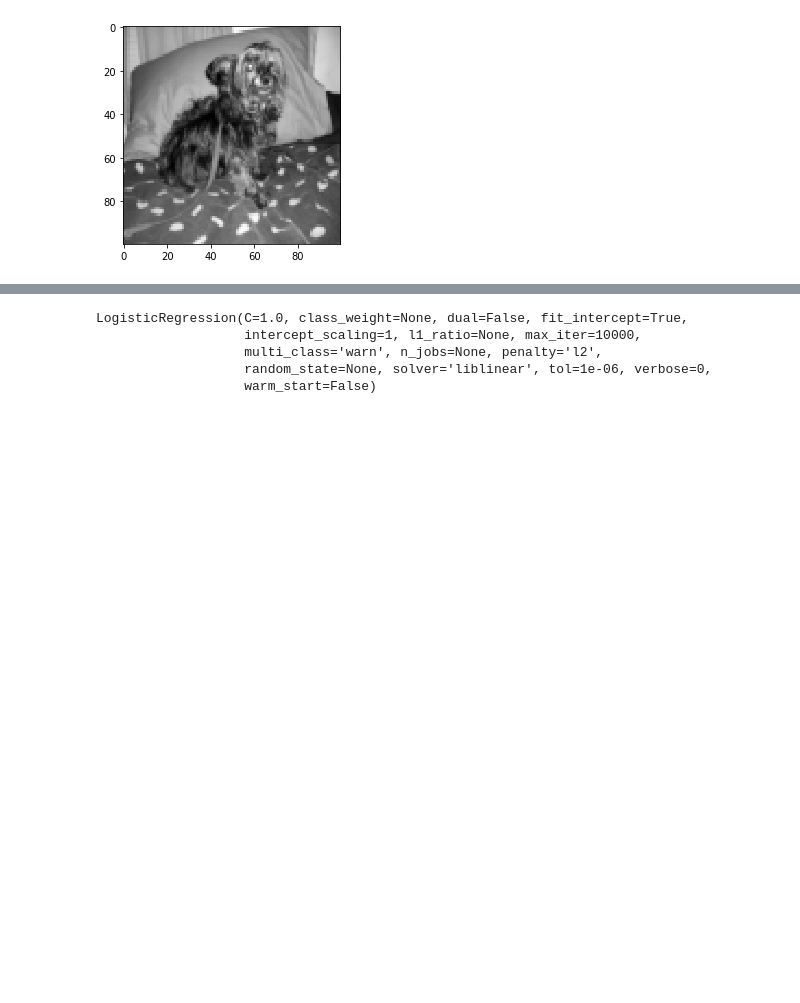
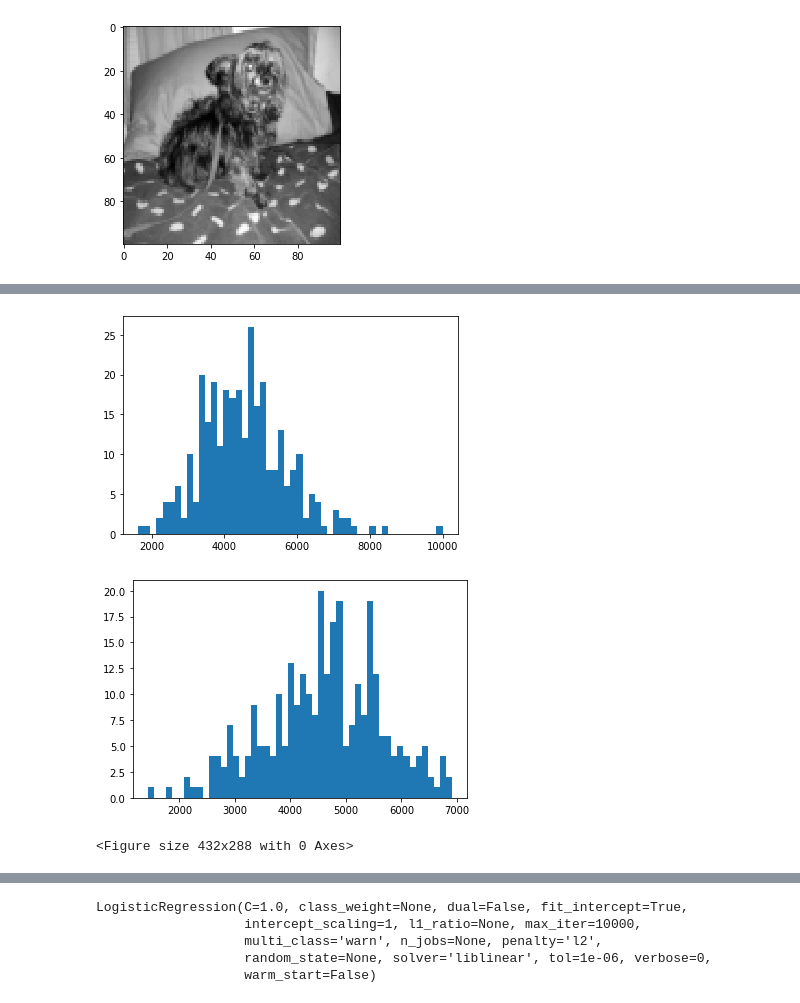
Before and after one commit to eafpres/dogs_cats_sklearn, a Jupyter notebook: Exercise_1_01_colab.ipynb, the cells around one changed output, grey strips where cells are left out. Saved outputs shown, nothing was run; the diff lists cells and outputs as text; code cells hidden in the pictures; blank space fills up the shorter version.

```diff
--- a/Exercise_1_01_colab.ipynb
+++ b/Exercise_1_01_colab.ipynb
@@ -144,0 +175,17 @@ for i in dog_samples:
+# %%
+#
+# test to see if there are any bad images
+#
+cats_sums = [sum(cats_data[i]) for i in range(len(cats_data))]
+dogs_sums = [sum(dogs_data[i]) for i in range(len(dogs_data))]
+# %%
+plt.hist(cats_sums, bins = 50)
+plt.show()
+plt.clf()
+plt.hist(dogs_sums, bins = 50)
+plt.show()
+plt.clf()
+# %% [output]
+[figure, added]
+[figure, added]
+<Figure size 432x288 with 0 Axes>
```
Also changed, not shown: parts of 15 cells of this notebook.
